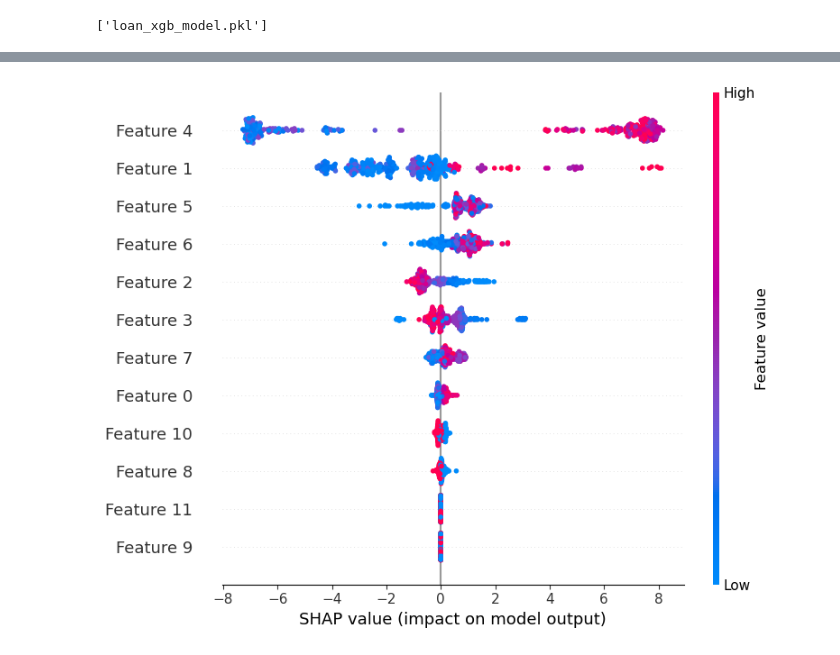
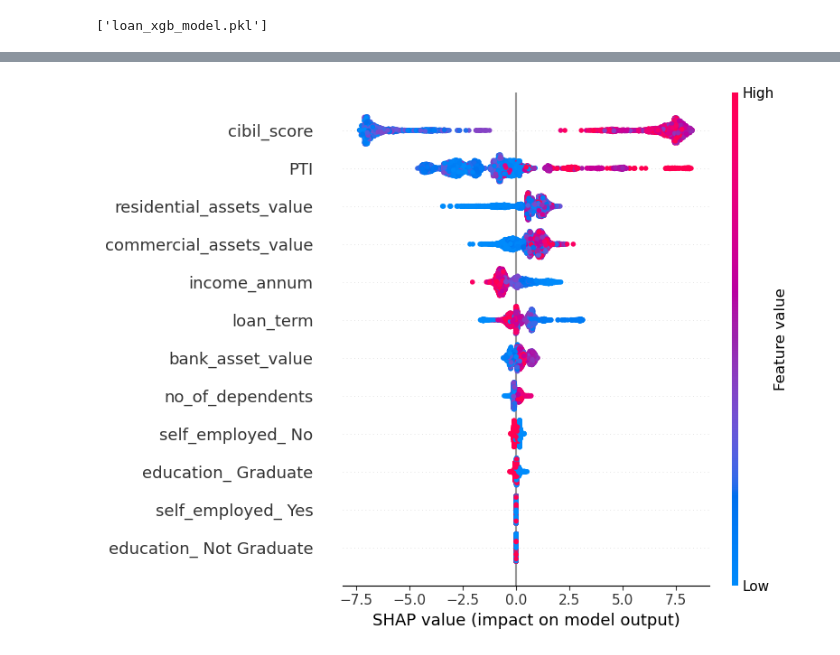
Before and after one commit to Gore9907/Loan_approval, a Jupyter notebook: model/Loan_data_Xgboost.ipynb, the cells around one changed output, grey strips where cells are left out. Drawn from its saved outputs; the diff is of its cells as text; code cells hidden in the pictures.

```diff
--- a/model/Loan_data_Xgboost.ipynb
+++ b/model/Loan_data_Xgboost.ipynb
@@ -112,7 +139,19 @@ plt.show()
 # %%
 import shap
+import pandas as pd
+# explainer = shap.TreeExplainer(xgb_model)
+# shap_values = explainer.shap_values(X_val)
+# shap.summary_plot(shap_values, X_val)
+
+X_df = pd.DataFrame(X_train, columns=final_feature_names)
+
+# Create SHAP explainer optimized for tree models
 explainer = shap.TreeExplainer(xgb_model)
-shap_values = explainer.shap_values(X_val)
-shap.summary_plot(shap_values, X_val)
+
+# Compute SHAP values
+shap_values = explainer.shap_values(X_df)
+
+# Plot SHAP summary (dot plot) with correct names
+shap.summary_plot(shap_values, X_df)
 # %% [output]
-[figure, old version]
+[figure, new version]
```
Also changed, not shown: parts of 1 cell of this notebook, 1 other file.
